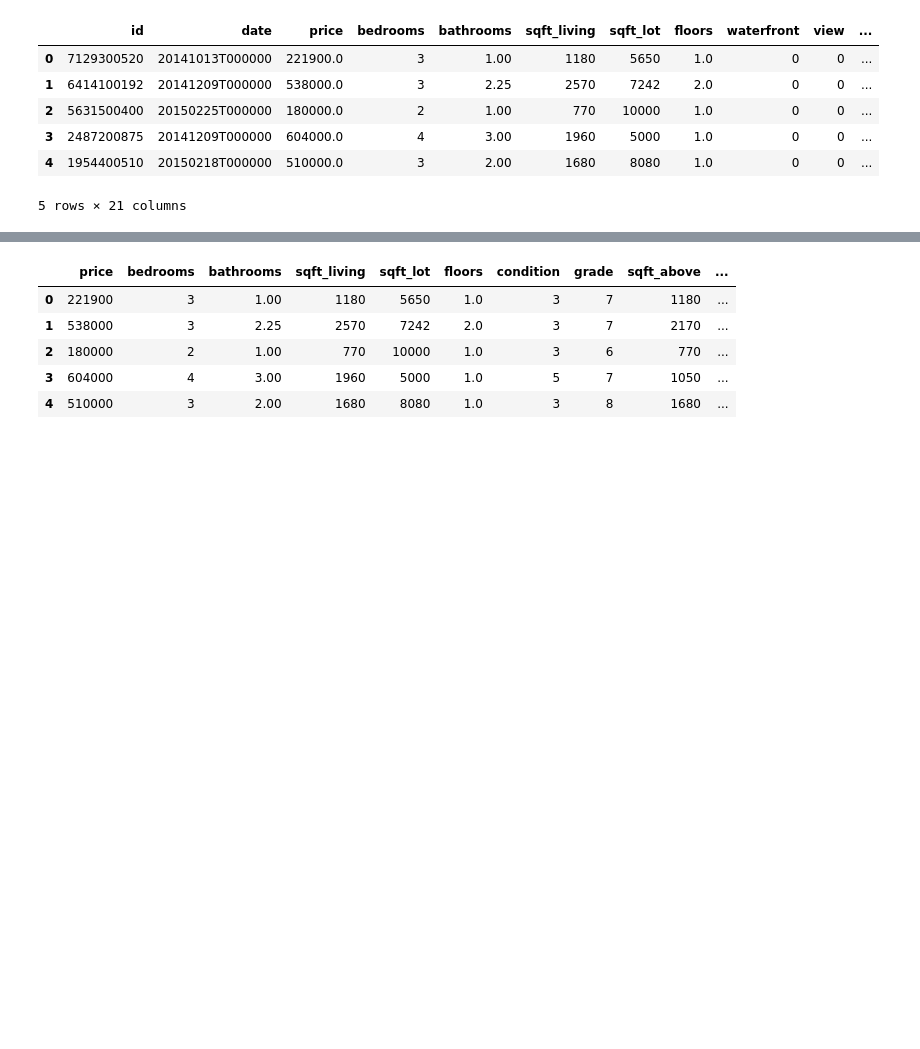
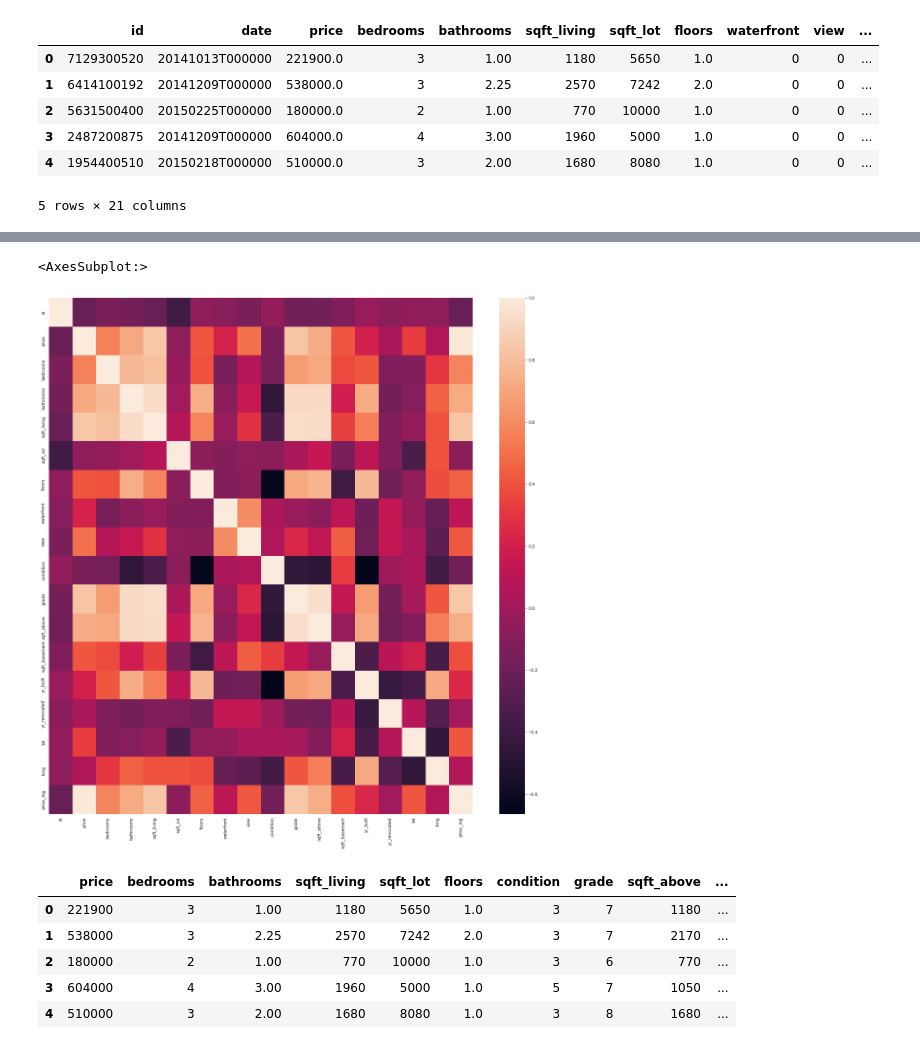
Before and after one commit to eric-blankinshp/Final-Project, a Jupyter notebook: Linear_Regression_Refactor.ipynb, the cells around one changed output, grey strips where cells are left out. Drawn from its saved outputs; the diff is of its cells as text; code cells hidden in the pictures; blank space fills up the shorter version.

```diff
--- a/Linear_Regression_Refactor.ipynb
+++ b/Linear_Regression_Refactor.ipynb
@@ -126,3 +124,9 @@ small_corr = kc_house_data.corr().drop(columns=["zipcode", "sqft_living15", "sqf
+# %%
+plt.figure(figsize=(20,20))
+sns.heatmap(small_corr.corr())
+# %% [output]
+<AxesSubplot:>
+[figure, added]
 # %%
 cleaned_house_data = kc_house_data.drop(['id', 'date', 'waterfront', 'view', 'sqft_living15', 'sqft_lot15'], axis=1)
 cleaned_house_data.head()
```
Also changed, not shown: parts of 22 cells of this notebook, 4 other files.
